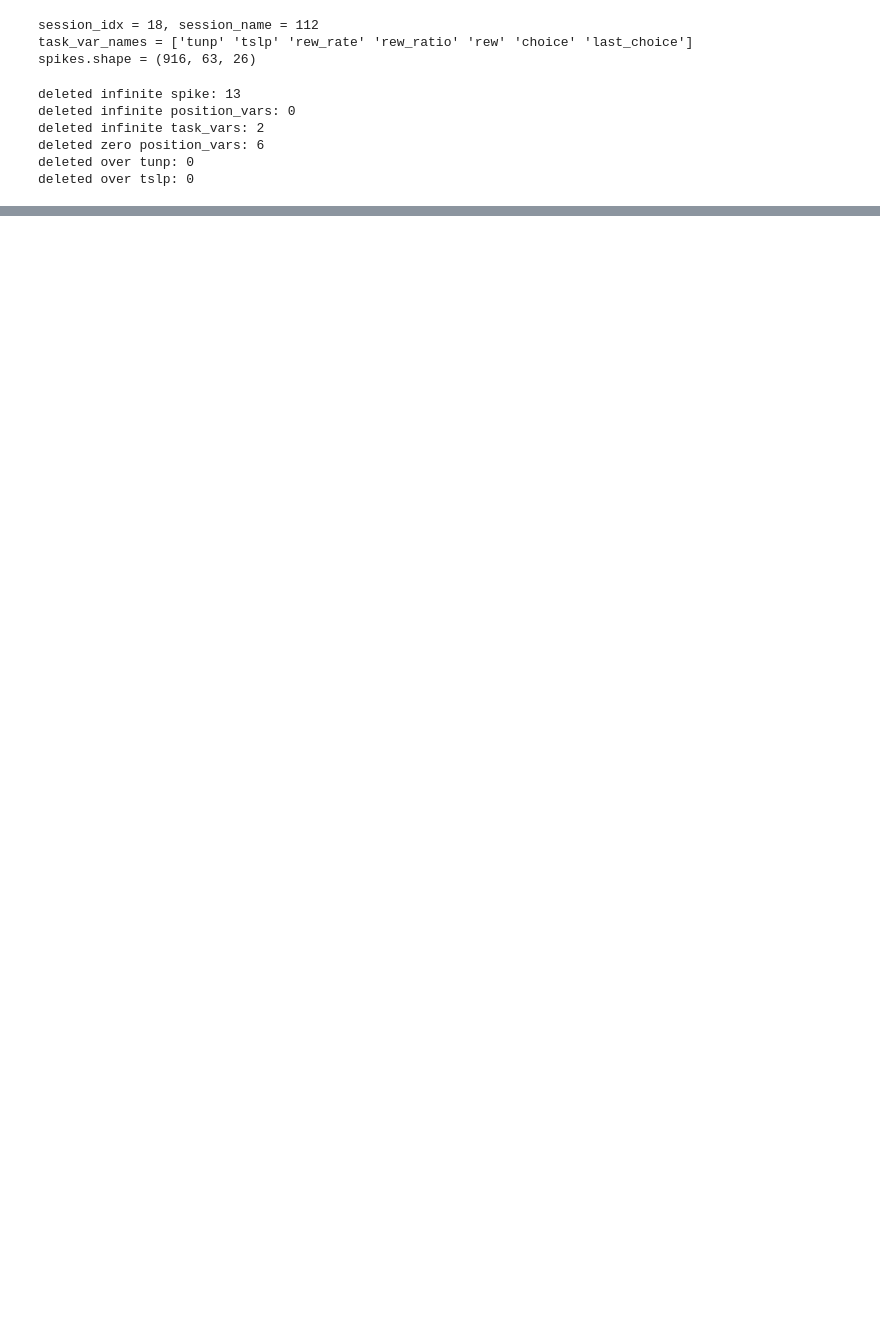
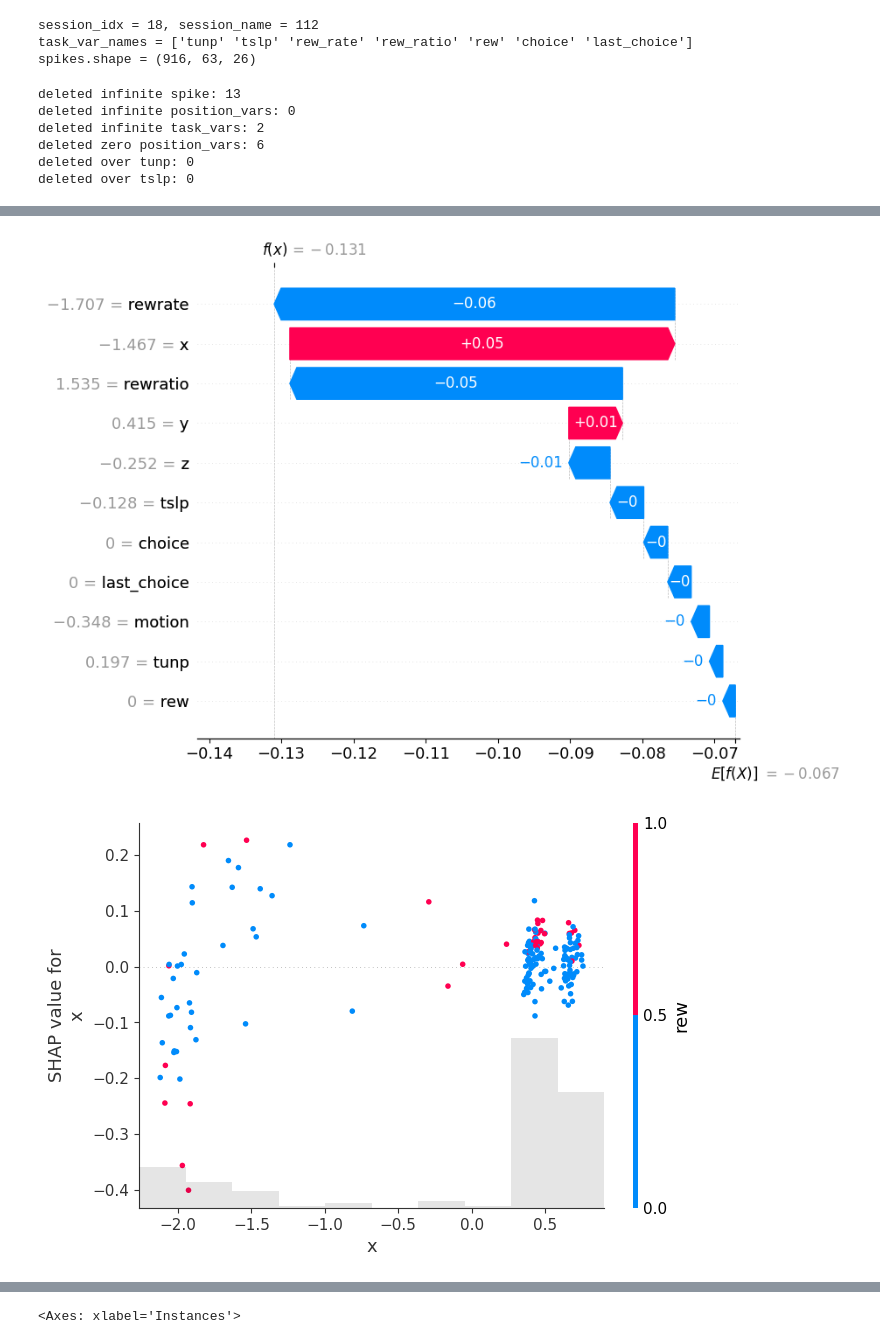
Before and after one commit to ZareiShayan/mean-cov-model, a Jupyter notebook: mean-cov-model.ipynb, the cells around one changed output, grey strips where cells are left out. Saved outputs shown, nothing was run; the diff lists cells and outputs as text; code cells hidden in the pictures; blank space fills up the shorter version.

```diff
--- a/mean-cov-model.ipynb
+++ b/mean-cov-model.ipynb
@@ -1581,0 +1709,37 @@ plot_training_history(mean_cov_trainer.metric_history_callback.history, title='M
+# %%
+trial_idx = 3
+
+position_values = np.asarray(shap_values[0])[trial_idx].sum(axis=0).squeeze()
+dense_values = np.asarray(shap_values[1])[trial_idx].squeeze()
+sparse_values = np.asarray(shap_values[2])[trial_idx].squeeze()
+
+values = np.concatenate([position_values, dense_values, sparse_values])
+
+position_data = X_explain[0][trial_idx].mean(axis=0).detach().cpu().numpy()
+dense_data = X_explain[1][trial_idx].detach().cpu().numpy()
+feature_names = ["x", "y", "z", "motion", "tunp", "tslp", "rewrate", "rewratio", "rew", "choice", "last_choice"]
+
+position_shap = np.asarray(shap_values[0]).squeeze(-1).sum(axis=1)
+dense_shap = np.asarray(shap_values[1]).squeeze(-1)
+sparse_shap = np.asarray(shap_values[2]).squeeze(-1)
+
+values = np.concatenate([position_shap, dense_shap, sparse_shap], axis=1)
+
+position_data = X_explain[0].detach().cpu().numpy().mean(axis=1)
+dense_data = X_explain[1].detach().cpu().numpy()
+sparse_data = X_explain[2].detach().cpu().numpy()
+
+data = np.concatenate([position_data, dense_data, sparse_data], axis=1)
+
+base_value = target_model(*background).mean().item()
+
+explanation = shap.Explanation(values=values, base_values=np.full(len(values), base_value), data=data, feature_names=feature_names)
+# %%
+shap.plots.waterfall(explanation[trial_idx], max_display=len(feature_names))
+shap.plots.scatter(explanation[:, "x"], color=explanation)
+shap.plots.beeswarm(explanation, max_display=len(feature_names))
+shap.plots.bar(explanation, max_display=len(feature_names))
+shap.plots.heatmap(explanation)
+# %% [output]
+[figure, added]
+[figure, added]
@@ -1581,0 +1749 @@ plot_training_history(mean_cov_trainer.metric_history_callback.history, title='M
+<Axes: xlabel='Instances'>
```
Also changed, not shown: parts of 10 cells of this notebook.
